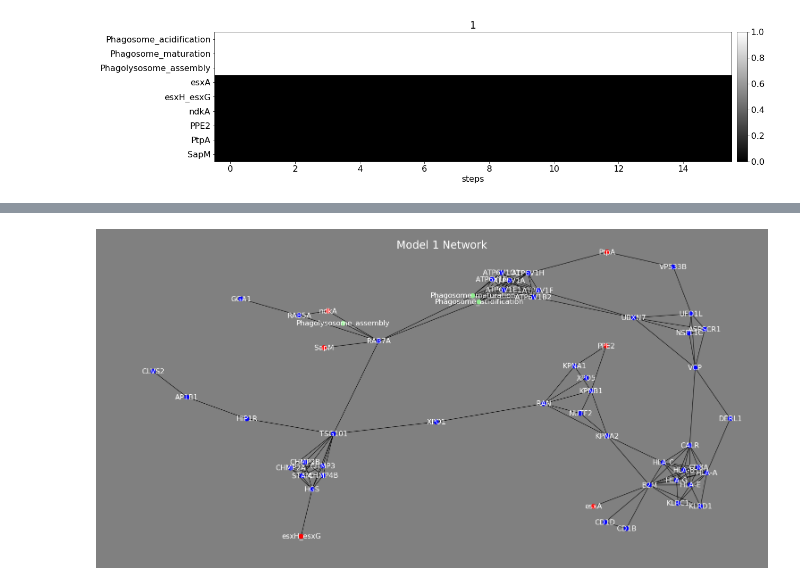
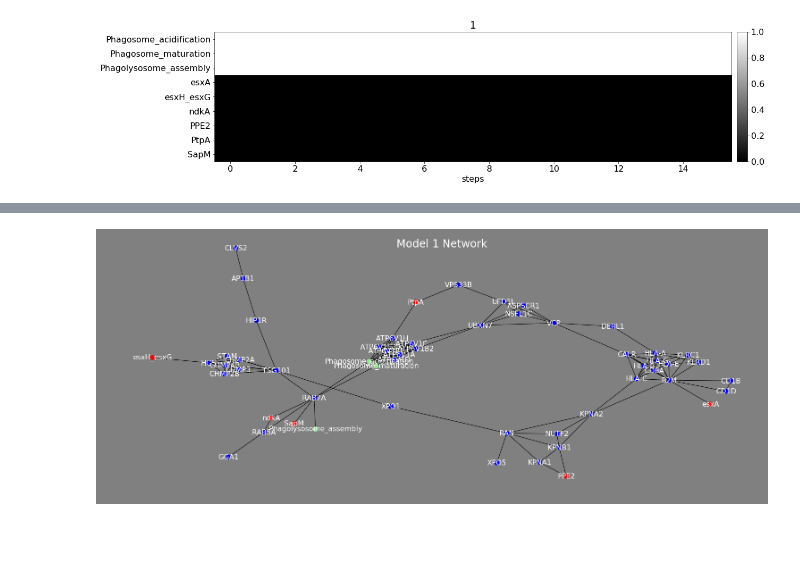
Before and after one commit to charlies-b/rp1, a Jupyter notebook: model-1.ipynb, the cells around one changed output, grey strips where cells are left out. Cells and saved outputs as stored; diff of their text form; code cells hidden in the pictures; blank space fills up the shorter version.

```diff
--- a/model-1.ipynb
+++ b/model-1.ipynb
@@ -49,8 +49,9 @@ for factor in mtb:
 # %%
 draw.draw_edgelists('string-edgelist.csv',
                     add_mtb='mtb-edgelist.csv',
                     add_process='process-edgelist.csv',
-                    title='Model 1 Network'
+                    title='Model 1 Network',
+                    h=8
                    )
 # %% [output]
-[figure, old version]
+[figure, new version]
```
Also changed, not shown: parts of 2 cells of this notebook, 2 other files.
